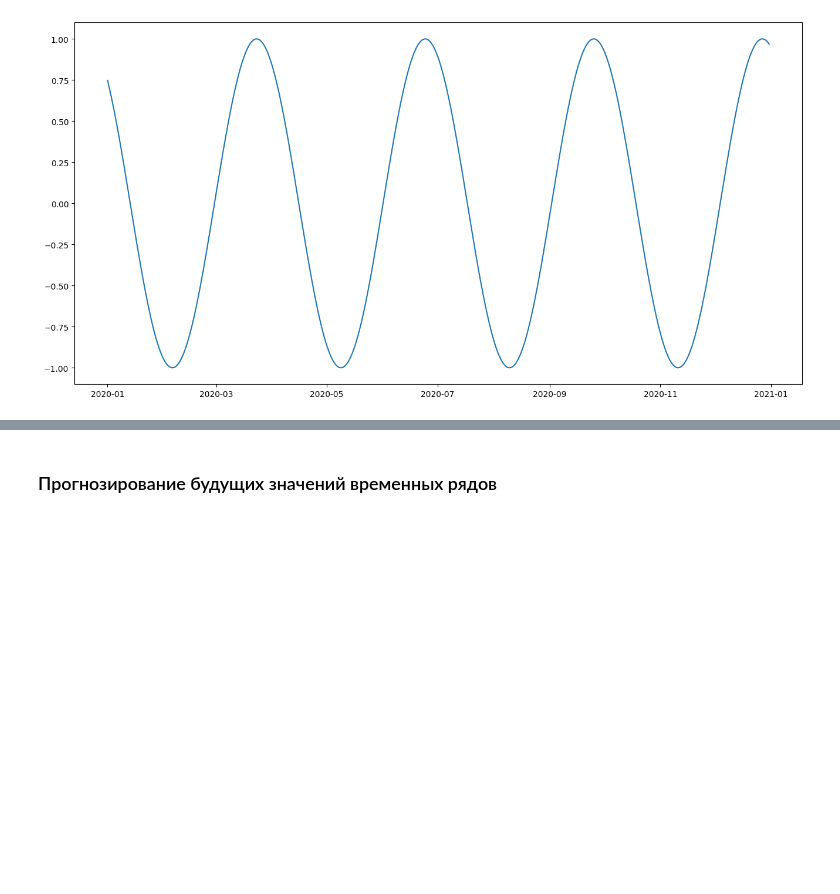
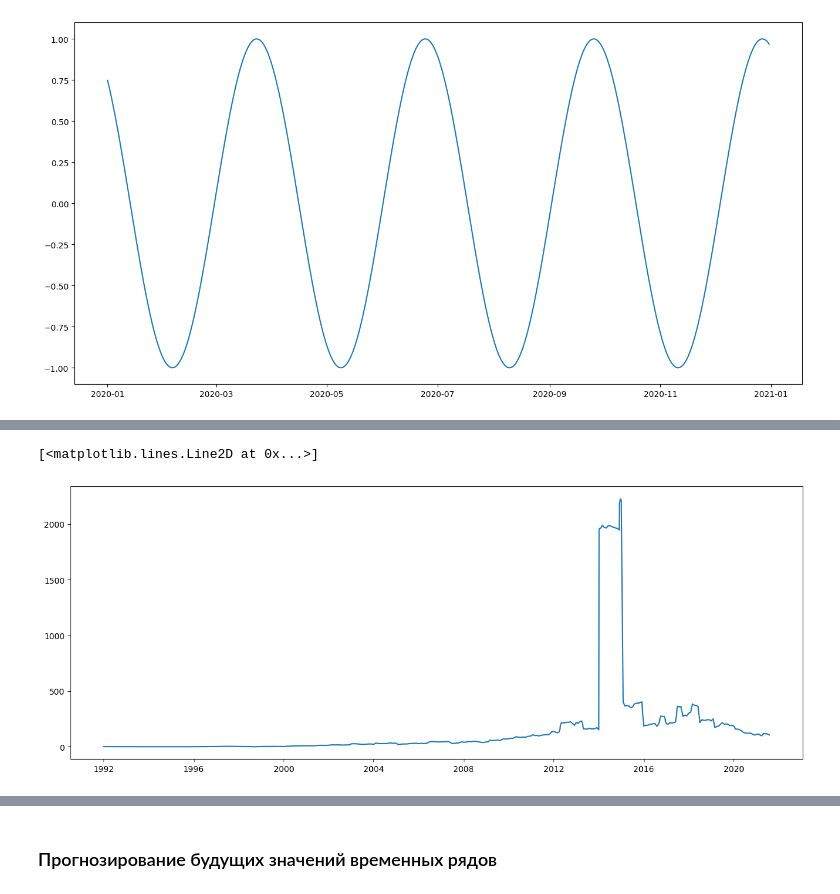
Before and after one commit to rgenius-ru/pandas_lessons, a Jupyter notebook: lessons/Pandas_for_Data_Engineering/part3.ipynb, the cells around one changed output, grey strips where cells are left out. Cells and saved outputs as stored; diff of their text form; code cells hidden in the pictures; blank space fills up the shorter version.

```diff
--- a/lessons/Pandas_for_Data_Engineering/part3.ipynb
+++ b/lessons/Pandas_for_Data_Engineering/part3.ipynb
@@ -2175,0 +2268,13 @@ plt.show()
+# %%
+df = df.set_index('date', drop=True)
+# %%
+fix, ax = plt.subplots(figsize=(16, 6))
+
+ax.plot(
+    df.index,
+    df.rolling(window='365d').sum()['num_recorded'],
+    label='average per year'
+)
+# %% [output]
+[<matplotlib.lines.Line2D at 0x...>]
+[figure, added]
```
Also changed, not shown: parts of 19 cells of this notebook.
